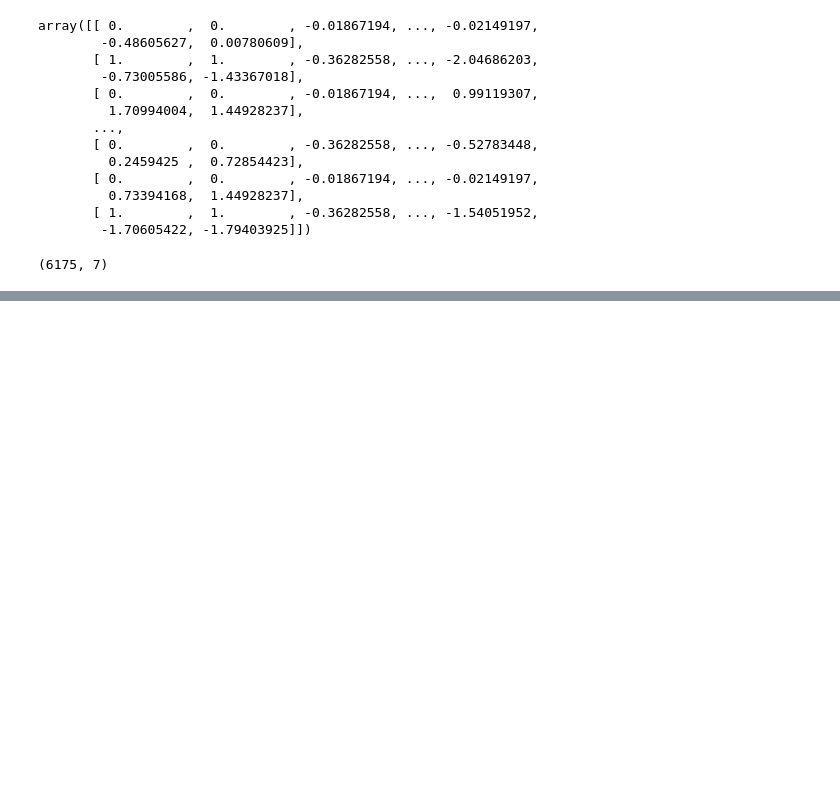
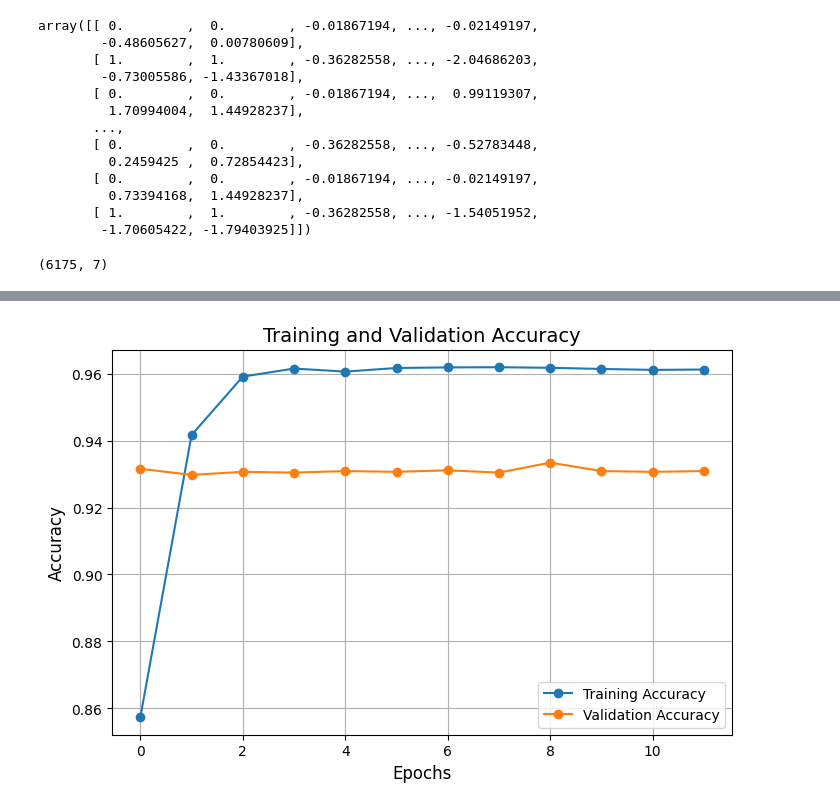
Before and after one commit to kokilagaurav/introvert_extrovert_analysis, a Jupyter notebook: notebook.ipynb, the cells around one changed output, grey strips where cells are left out. Drawn from its saved outputs; the diff is of its cells as text; code cells hidden in the pictures; blank space fills up the shorter version.

Commit message:
model building done

```diff
--- a/notebook.ipynb
+++ b/notebook.ipynb
@@ -481,0 +498,30 @@ transfromed_test_data.shape
+# %%
+model_balanced.compile(optimizer='adam', loss='binary_crossentropy', metrics=['accuracy'])
+# %%
+# Add callbacks to prevent overfitting
+from tensorflow.keras.callbacks import ReduceLROnPlateau
+
+early_stopping = EarlyStopping(
+    monitor='val_loss',
+    patience=5,
+    restore_best_weights=True,
+    verbose=1
+)
+
+reduce_lr = ReduceLROnPlateau(
+    monitor='val_loss',
+    factor=0.5,
+    patience=3,
+    min_lr=0.0001,
+    verbose=1
+)
+
+# Train with callbacks
+history_balanced = model_balanced.fit(
+    X_train_balanced, y_train_balanced,
+    epochs=50,  # Increase epochs since early stopping will handle it
+    batch_size=32,
+    validation_split=0.2,
+    callbacks=[early_stopping, reduce_lr],
+    verbose=1
+)
@@ -481,0 +546,13 @@ transfromed_test_data.shape
+# %%
+# Plot training and validation accuracy
+plt.figure(figsize=(8, 5))
+plt.plot(history_balanced.history['accuracy'], label='Training Accuracy', marker='o')
+plt.plot(history_balanced.history['val_accuracy'], label='Validation Accuracy', marker='o')
+plt.title('Training and Validation Accuracy', fontsize=14)
+plt.xlabel('Epochs', fontsize=12)
+plt.ylabel('Accuracy', fontsize=12)
+plt.legend()
+plt.grid(True)
+plt.show()
+# %% [output]
+[figure, added]
```
Also changed, not shown: parts of 7 cells of this notebook.
